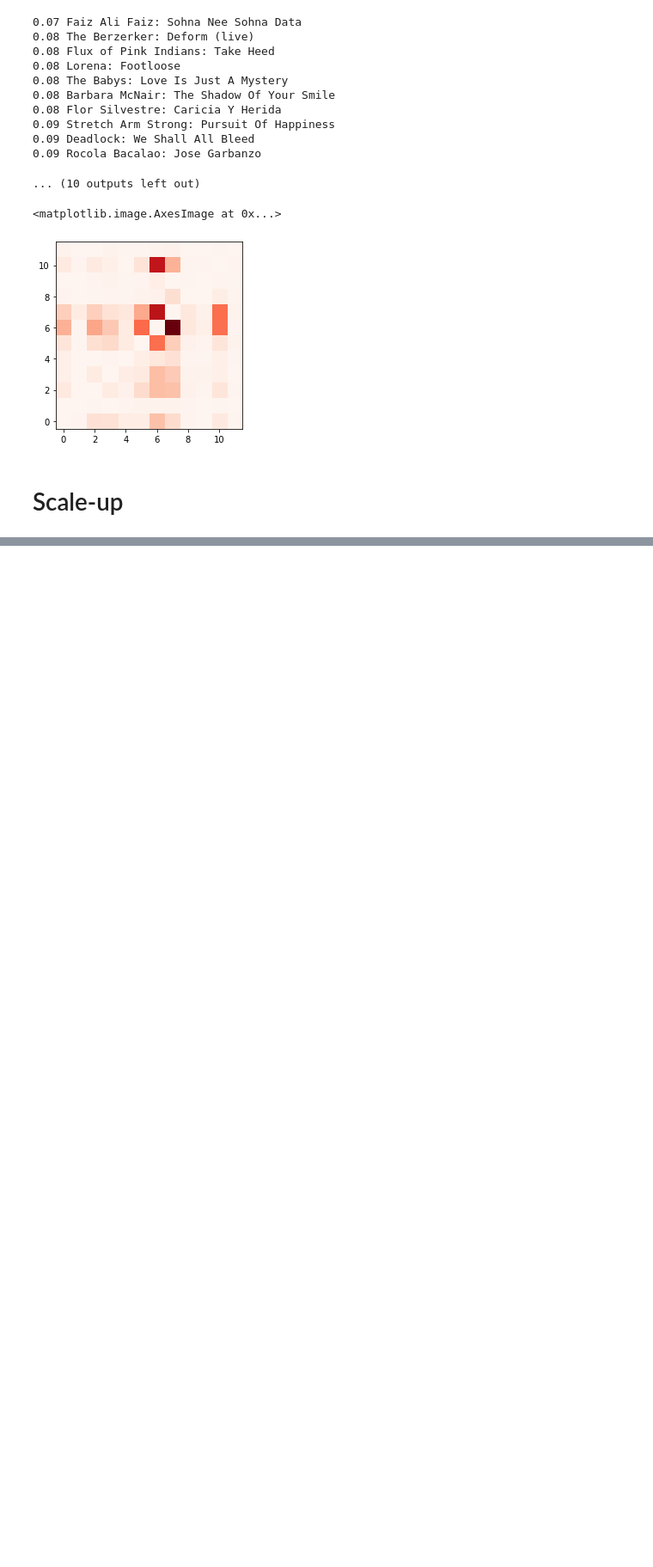
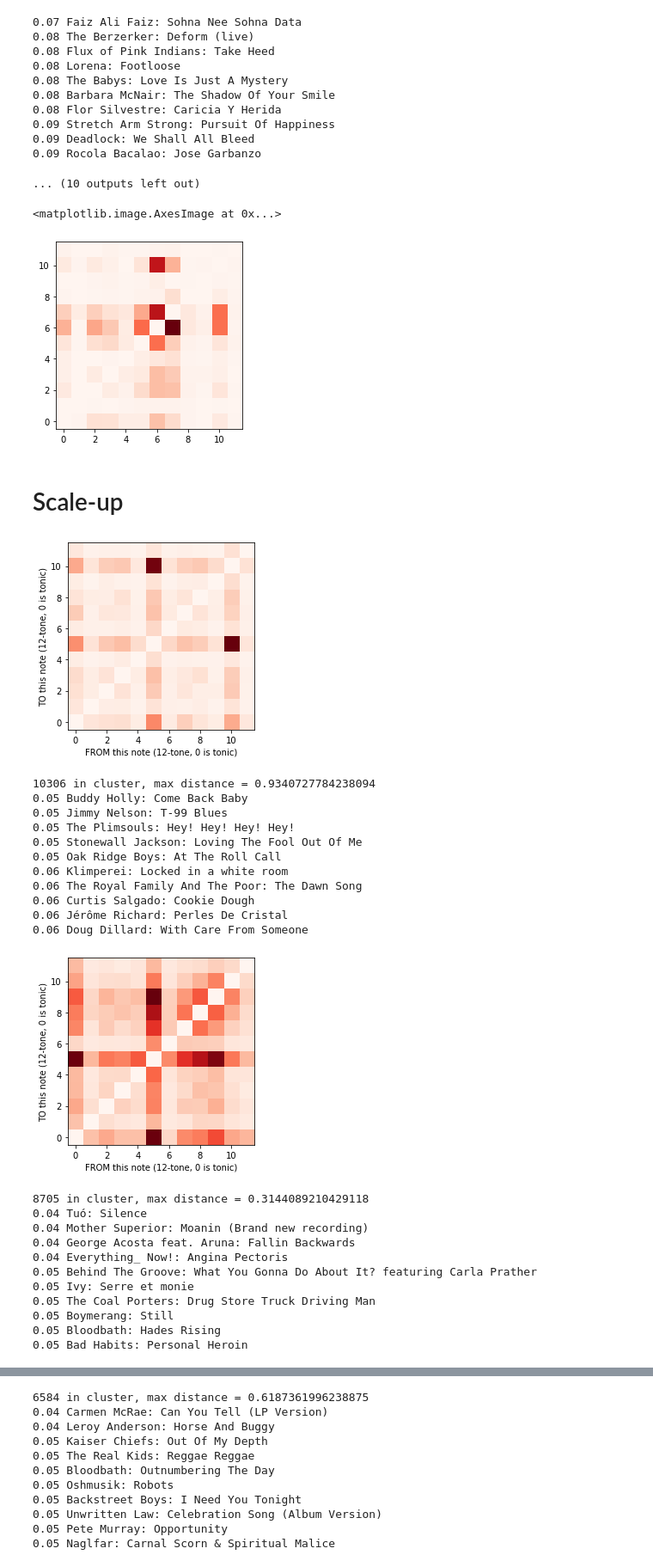
Before and after one commit to jpivarski-talks/2021-02-09-propose-scipy2021-tutorial, a Jupyter notebook: prep/million-song.ipynb, the cells around one changed output, grey strips where cells are left out. Shown at 86% size. Drawn from its saved outputs; the diff is of its cells as text; code cells hidden in the pictures; blank space fills up the shorter version.

Commit message:
Prep work for the Million Song dataset is done.

```diff
--- a/prep/million-song.ipynb
+++ b/prep/million-song.ipynb
@@ -253 +257,52 @@ for partnum, partition in enumerate(songs.layout.partitions):
     print(partnum, "out of", len(songs.layout.partitions), "in", time.time() - begin, "seconds")
+# %%
+collect_intervals_per_song = []
+for filename in glob.glob("../million-song-tmp/intervals-*.pkl"):
+    with open(filename, "br") as file:
+        collect_intervals_per_song.append(pickle.load(file))
+# %%
+np_intervals_per_song = np.concatenate([np.asarray(ak.fill_none(ak.pad_none(array, 144), 0)) for array in collect_intervals_per_song])
+# %%
+model = sklearn.cluster.MiniBatchKMeans(n_clusters=100).fit(np_intervals_per_song)
+unique_labels = np.unique(model.labels_)
+
+centers = []
+for label in unique_labels:
+    centers.append(np.mean(np_intervals_per_song[model.labels_ == label], axis=0).reshape(12, 12))
+
+for center, label in zip(centers, unique_labels):
+    plt.imshow(center, origin="lower", cmap="Reds")
+    plt.xlabel("FROM this note (12-tone, 0 is tonic)")
+    plt.ylabel("TO this note (12-tone, 0 is tonic)")
+    plt.show()
+    distances = np.sqrt(np.sum((np_intervals_per_song[model.labels_ == label] - center.reshape(-1))**2, axis=1))
+    print(len(distances), "in cluster, max distance =", np.max(distances))
+    sorter = np.argsort(distances)
+    sorted_song_metadata = songs[model.labels_ == label, "metadata", ["artist_name", "title"]][sorter]
+    for artist_title, dist in zip(sorted_song_metadata[:10].tolist(), distances[sorter][:10]):
+        print(round(dist, 2), artist_title["artist_name"] + ": " + artist_title["title"])
+# %% [output]
+[figure, added]
+10306 in cluster, max distance = 0.9340727784238094
+0.05 Buddy Holly: Come Back Baby
+0.05 Jimmy Nelson: T-99 Blues
+0.05 The Plimsouls: Hey! Hey! Hey! Hey!
+0.05 Stonewall Jackson: Loving The Fool Out Of Me
+0.05 Oak Ridge Boys: At The Roll Call
+0.06 Klimperei: Locked in a white room
+0.06 The Royal Family And The Poor: The Dawn Song
+0.06 Curtis Salgado: Cookie Dough
+0.06 Jérôme Richard: Perles De Cristal
+0.06 Doug Dillard: With Care From Someone
+[figure, added]
+8705 in cluster, max distance = 0.3144089210429118
+0.04 Tuó: Silence
+0.04 Mother Superior: Moanin (Brand new recording)
+0.04 George Acosta feat. Aruna: Fallin Backwards
+0.04 Everything_ Now!: Angina Pectoris
+0.05 Behind The Groove: What You Gonna Do About It? featuring Carla Prather
+0.05 Ivy: Serre et monie
+0.05 The Coal Porters: Drug Store Truck Driving Man
+0.05 Boymerang: Still
+0.05 Bloodbath: Hades Rising
+0.05 Bad Habits: Personal Heroin
@@ -253,0 +310,11 @@ for partnum, partition in enumerate(songs.layout.partitions):
+6584 in cluster, max distance = 0.6187361996238875
+0.04 Carmen McRae: Can You Tell (LP Version)
+0.04 Leroy Anderson: Horse And Buggy
+0.05 Kaiser Chiefs: Out Of My Depth
+0.05 The Real Kids: Reggae Reggae
+0.05 Bloodbath: Outnumbering The Day
+0.05 Oshmusik: Robots
+0.05 Backstreet Boys: I Need You Tonight
+0.05 Unwritten Law: Celebration Song (Album Version)
+0.05 Pete Murray: Opportunity
+0.05 Naglfar: Carnal Scorn & Spiritual Malice
```
Also changed, not shown: parts of 6 cells of this notebook.
